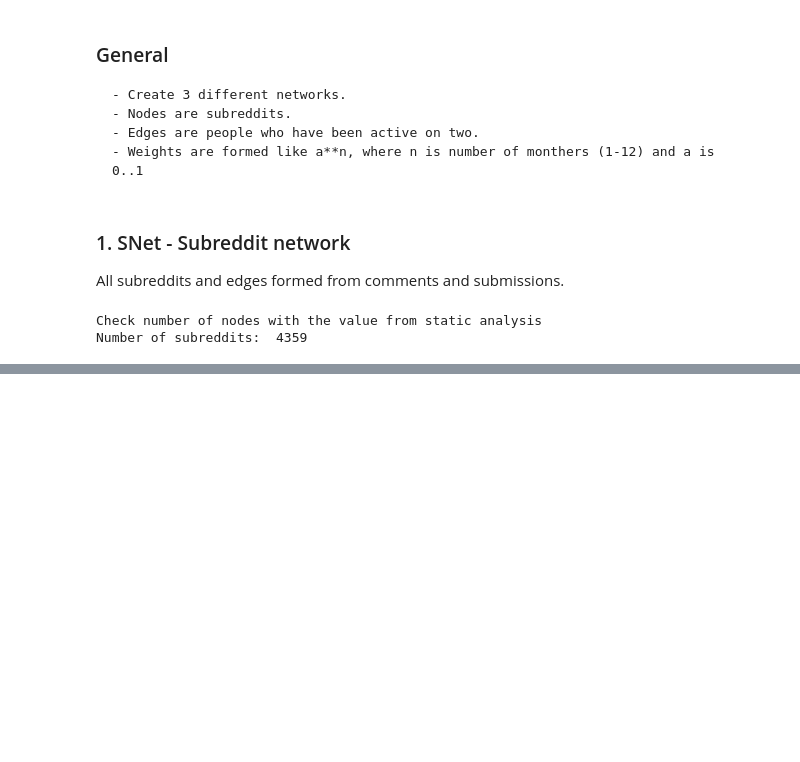
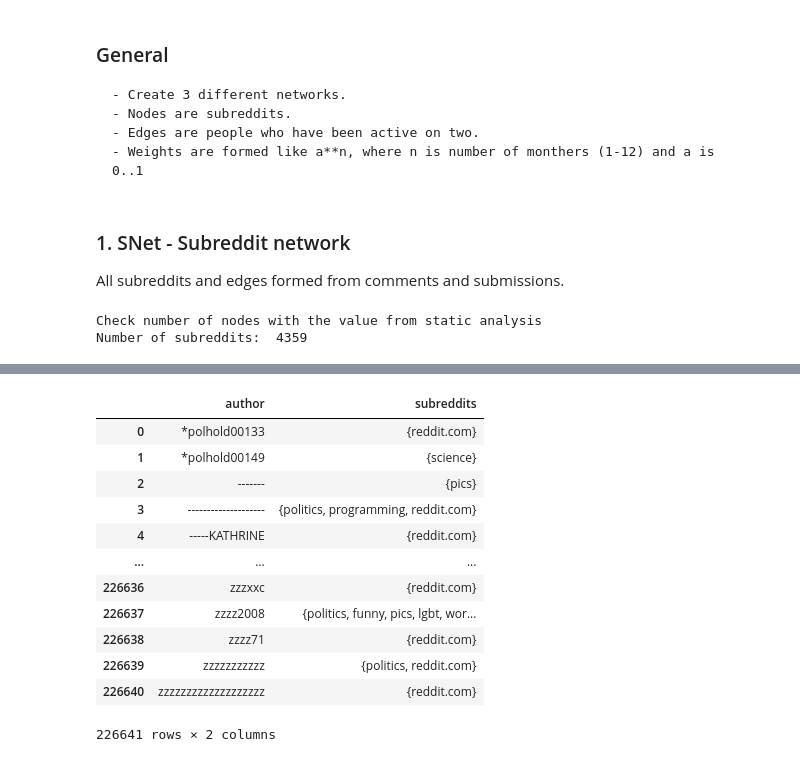
Before and after one commit to milicevicMarko/Reddit2008-Analysis, a Jupyter notebook: Network creation.ipynb, the cells around one changed output, grey strips where cells are left out. Drawn from its saved outputs; the diff is of its cells as text; code cells hidden in the pictures; blank space fills up the shorter version.

```diff
--- a/Network creation.ipynb
+++ b/Network creation.ipynb
@@ -122,0 +127,19 @@ MemoryError: Unable to allocate 3.85 GiB for an array with shape (517084432,) an
+# %%
+authors_to_subreddits = pd.concat([submissions, comments])
+authors_to_subreddits = authors_to_subreddits[["subreddit", "author"]]
+authors_to_subreddits = authors_to_subreddits.groupby("author")["subreddit"].apply(set).reset_index(name='subreddits')
+authors_to_subreddits
+# %% [output]
+|  | author | subreddits |
+| 0 | *polhold00133 | {reddit.com} |
+| 1 | *polhold00149 | {science} |
+| 2 | ------- | {pics} |
+| 3 | -------------------- | {politics, programming, reddit.com} |
+| 4 | -----KATHRINE | {reddit.com} |
+| ... | ... | ... |
+| 226636 | zzzxxc | {reddit.com} |
+| 226637 | zzzz2008 | {politics, funny, pics, lgbt, wor... |
+| 226638 | zzzz71 | {reddit.com} |
+| 226639 | zzzzzzzzzzz | {politics, reddit.com} |
+| 226640 | zzzzzzzzzzzzzzzzzzz | {reddit.com} |
+226641 rows × 2 columns
```
Also changed, not shown: parts of 13 cells of this notebook.
